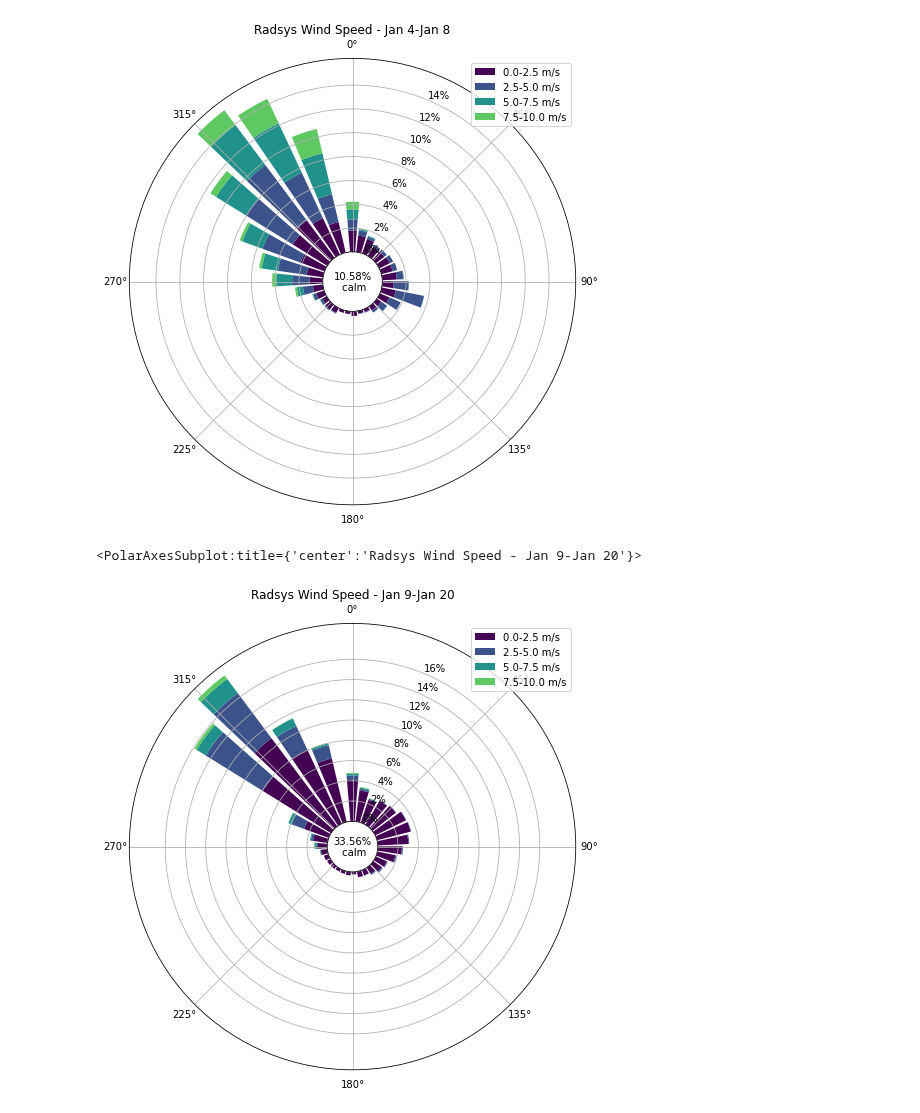
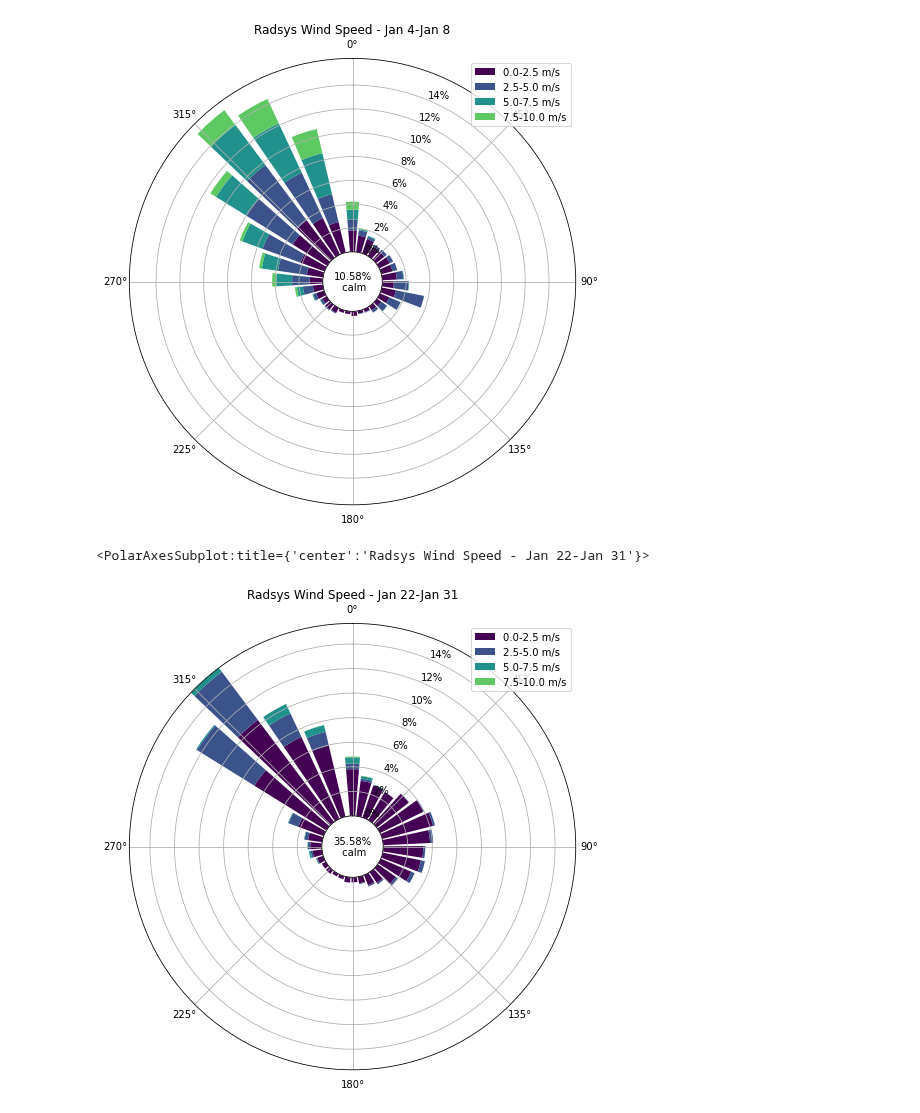
Before and after one commit to dlhogan97/Spring-Precipitation-Effect-CO-River, a Jupyter notebook: notebooks/Radsys_SEB.ipynb, the cells around one changed output. Drawn from its saved outputs; the diff is of its cells as text; code cells hidden in the pictures.

```diff
--- a/notebooks/Radsys_SEB.ipynb
+++ b/notebooks/Radsys_SEB.ipynb
@@ -377,11 +377,11 @@ WindDisplay.plot('WindDir', 'WindSpd',
 <PolarAxesSubplot:title={'center':'Radsys Wind Speed - Jan 4-Jan 8'}>
 [figure]
 # %%
-WindDisplay = act.plotting.WindRoseDisplay(radsys_ds.sel(DateTime=slice('2022-01-09','2022-01-20')), figsize=(8, 10),subplot_shape=(1,))
+WindDisplay = act.plotting.WindRoseDisplay(radsys_ds.sel(DateTime=slice('2022-01-22','2022-01-31')), figsize=(8, 10),subplot_shape=(1,))
 WindDisplay.plot('WindDir', 'WindSpd',
                  spd_bins=np.linspace(0, 10, 5), num_dirs=30,
                  tick_interval=2, subplot_index=(0,),
-                 set_title='Radsys Wind Speed - Jan 9-Jan 20')
+                 set_title='Radsys Wind Speed - Jan 22-Jan 31')
 # %% [output]
-<PolarAxesSubplot:title={'center':'Radsys Wind Speed - Jan 9-Jan 20'}>
+<PolarAxesSubplot:title={'center':'Radsys Wind Speed - Jan 22-Jan 31'}>
-[figure, old version]
+[figure, new version]
```
Also changed, not shown: parts of 4 cells of this notebook, 1 other file.
